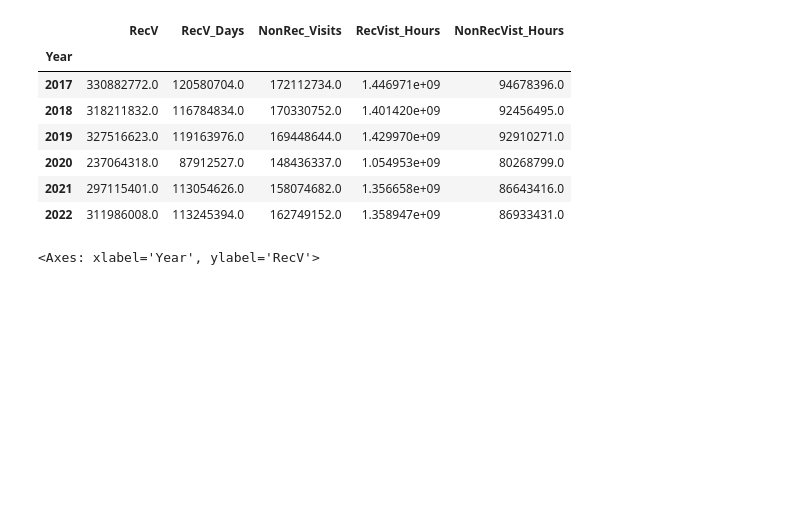
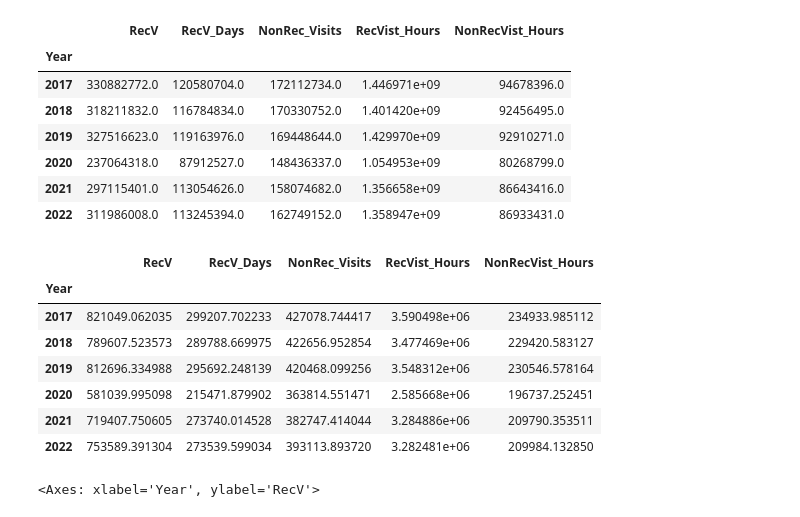
Before and after one commit to ngartley/Outdoor_Rec_Sales, a Jupyter notebook: Capstone_OutdoorRec.ipynb, the cells around one changed output. Cells and saved outputs as stored; diff of their text form; code cells hidden in the pictures; blank space fills up the shorter version.

```diff
--- a/Capstone_OutdoorRec.ipynb
+++ b/Capstone_OutdoorRec.ipynb
@@ -57,4 +58,17 @@ byyear
 | 2020 | 237064318.0 | 87912527.0 | 148436337.0 | 1.054953e+09 | 80268799.0 |
 | 2021 | 297115401.0 | 113054626.0 | 158074682.0 | 1.356658e+09 | 86643416.0 |
 | 2022 | 311986008.0 | 113245394.0 | 162749152.0 | 1.358947e+09 | 86933431.0 |
+# %%
+byyear_avg = visitors.groupby(['Year']).mean(['RecV'])
+# %%
+byyear_avg
+# %% [output]
+|  | RecV | RecV_Days | NonRec_Visits | RecVist_Hours | NonRecVist_Hours |
+| Year |  |  |  |  |  |
+| 2017 | 821049.062035 | 299207.702233 | 427078.744417 | 3.590498e+06 | 234933.985112 |
+| 2018 | 789607.523573 | 289788.669975 | 422656.952854 | 3.477469e+06 | 229420.583127 |
+| 2019 | 812696.334988 | 295692.248139 | 420468.099256 | 3.548312e+06 | 230546.578164 |
+| 2020 | 581039.995098 | 215471.879902 | 363814.551471 | 2.585668e+06 | 196737.252451 |
+| 2021 | 719407.750605 | 273740.014528 | 382747.414044 | 3.284886e+06 | 209790.353511 |
+| 2022 | 753589.391304 | 273539.599034 | 393113.893720 | 3.282481e+06 | 209984.132850 |
 # %%
```
Also changed, not shown: parts of 8 cells of this notebook, 3 other files.
